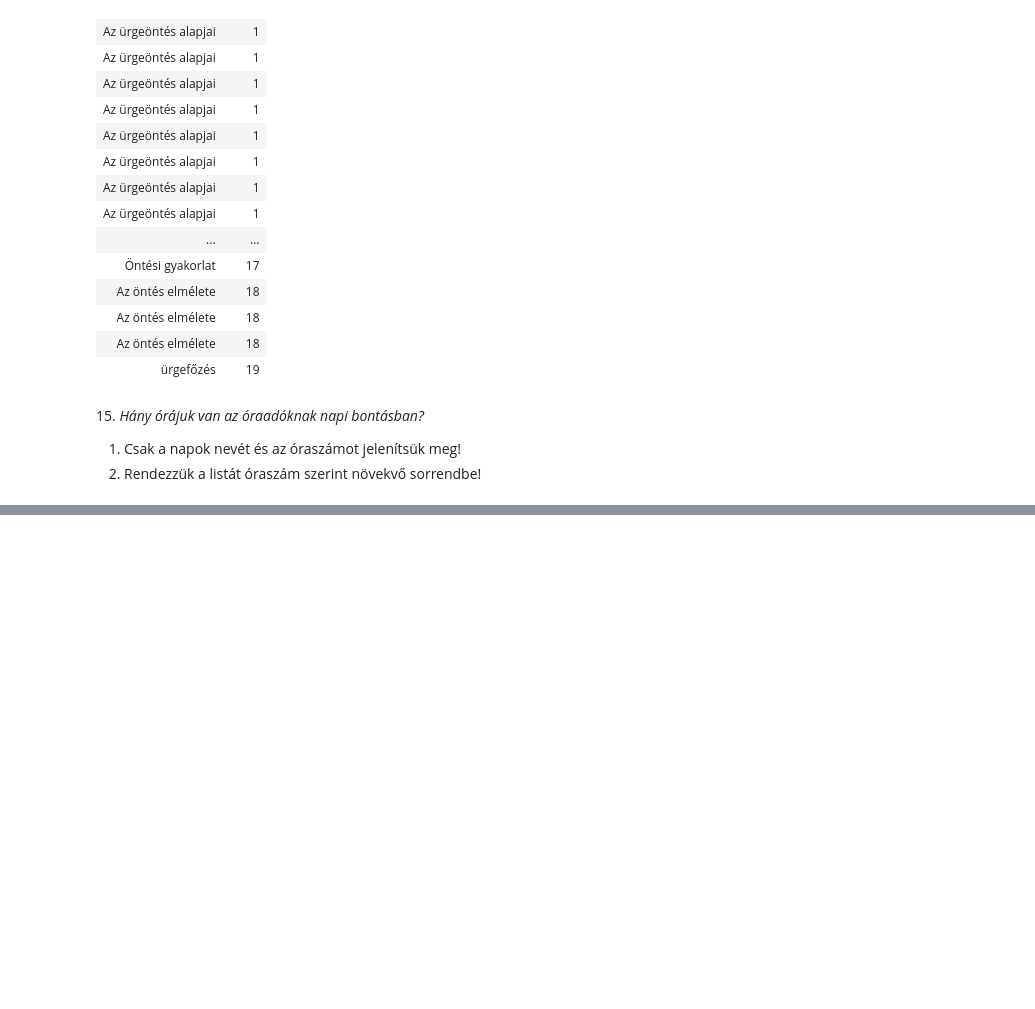
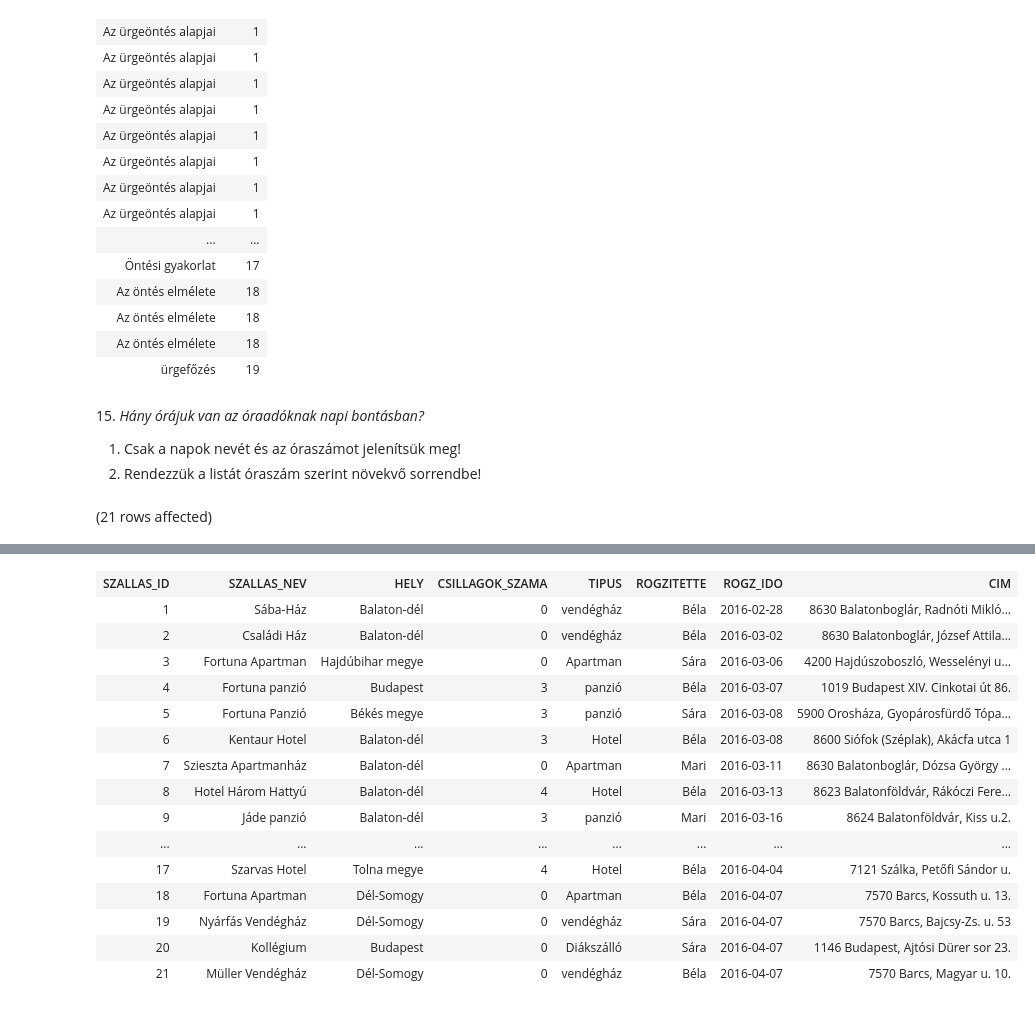
Before and after one commit to pkmate/Adatbazis, a Jupyter notebook: gyakorlat03_feladatok.ipynb, the cells around one changed output, grey strips where cells are left out. Saved outputs shown, nothing was run; the diff lists cells and outputs as text; code cells hidden in the pictures; blank space fills up the shorter version.

```diff
--- a/gyakorlat03_feladatok.ipynb
+++ b/gyakorlat03_feladatok.ipynb
@@ -275,3 +275,8 @@ Total execution time: 00:00:00.044
 
 1. Csak a napok nevét és az óraszámot jelenítsük meg!
 2. Rendezzük a listát óraszám szerint növekvő sorrendbe!
+# %%
+SELECT *
+FROM szallashely
+# %% [output]
+(21 rows affected)
@@ -277,0 +284,16 @@ Total execution time: 00:00:00.044
+| SZALLAS_ID | SZALLAS_NEV | HELY | CSILLAGOK_SZAMA | TIPUS | ROGZITETTE | ROGZ_IDO | CIM |
+| 1 | Sába-Ház | Balaton-dél | 0 | vendégház | Béla | 2016-02-28 | 8630 Balatonboglár, Radnóti Mikló... |
+| 2 | Családi Ház | Balaton-dél | 0 | vendégház | Béla | 2016-03-02 | 8630 Balatonboglár, József Attila... |
+| 3 | Fortuna Apartman | Hajdúbihar megye | 0 | Apartman | Sára | 2016-03-06 | 4200 Hajdúszoboszló, Wesselényi u... |
+| 4 | Fortuna panzió | Budapest | 3 | panzió | Béla | 2016-03-07 | 1019 Budapest XIV. Cinkotai út 86. |
+| 5 | Fortuna Panzió | Békés megye | 3 | panzió | Sára | 2016-03-08 | 5900 Orosháza, Gyopárosfürdő Tópa... |
+| 6 | Kentaur Hotel | Balaton-dél | 3 | Hotel | Béla | 2016-03-08 | 8600 Siófok (Széplak), Akácfa utca 1 |
+| 7 | Szieszta Apartmanház | Balaton-dél | 0 | Apartman | Mari | 2016-03-11 | 8630 Balatonboglár, Dózsa György ... |
+| 8 | Hotel Három Hattyú | Balaton-dél | 4 | Hotel | Béla | 2016-03-13 | 8623 Balatonföldvár, Rákóczi Fere... |
+| 9 | Jáde panzió | Balaton-dél | 3 | panzió | Mari | 2016-03-16 | 8624 Balatonföldvár, Kiss u.2. |
+| ... | ... | ... | ... | ... | ... | ... | ... |
+| 17 | Szarvas Hotel | Tolna megye | 4 | Hotel | Béla | 2016-04-04 | 7121 Szálka, Petőfi Sándor u. |
+| 18 | Fortuna Apartman | Dél-Somogy | 0 | Apartman | Béla | 2016-04-07 | 7570 Barcs, Kossuth u. 13. |
+| 19 | Nyárfás Vendégház | Dél-Somogy | 0 | vendégház | Sára | 2016-04-07 | 7570 Barcs, Bajcsy-Zs. u. 53 |
+| 20 | Kollégium | Budapest | 0 | Diákszálló | Sára | 2016-04-07 | 1146 Budapest, Ajtósi Dürer sor 23. |
+| 21 | Müller Vendégház | Dél-Somogy | 0 | vendégház | Béla | 2016-04-07 | 7570 Barcs, Magyar u. 10. |
```
Also changed, not shown: parts of 1 cell of this notebook.
